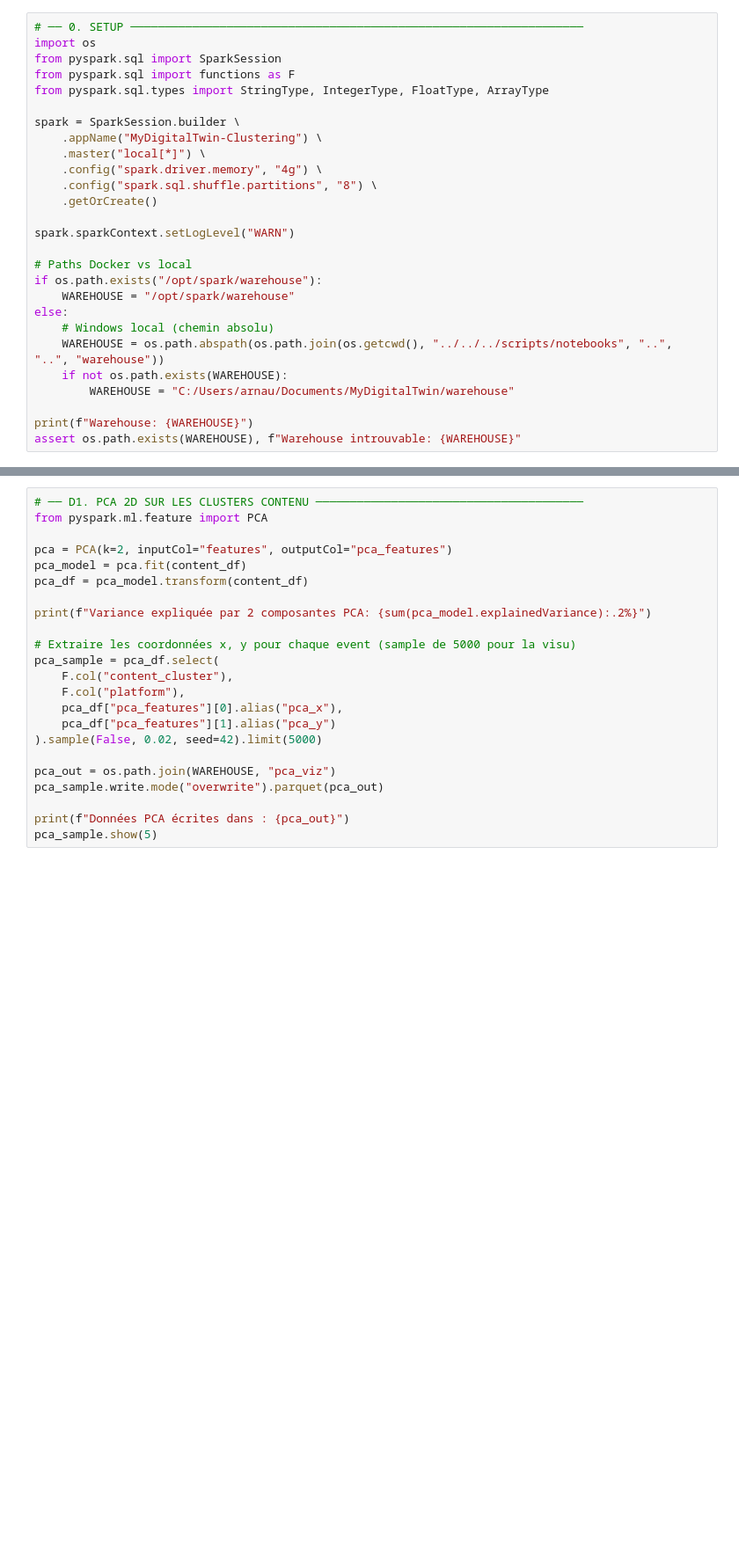
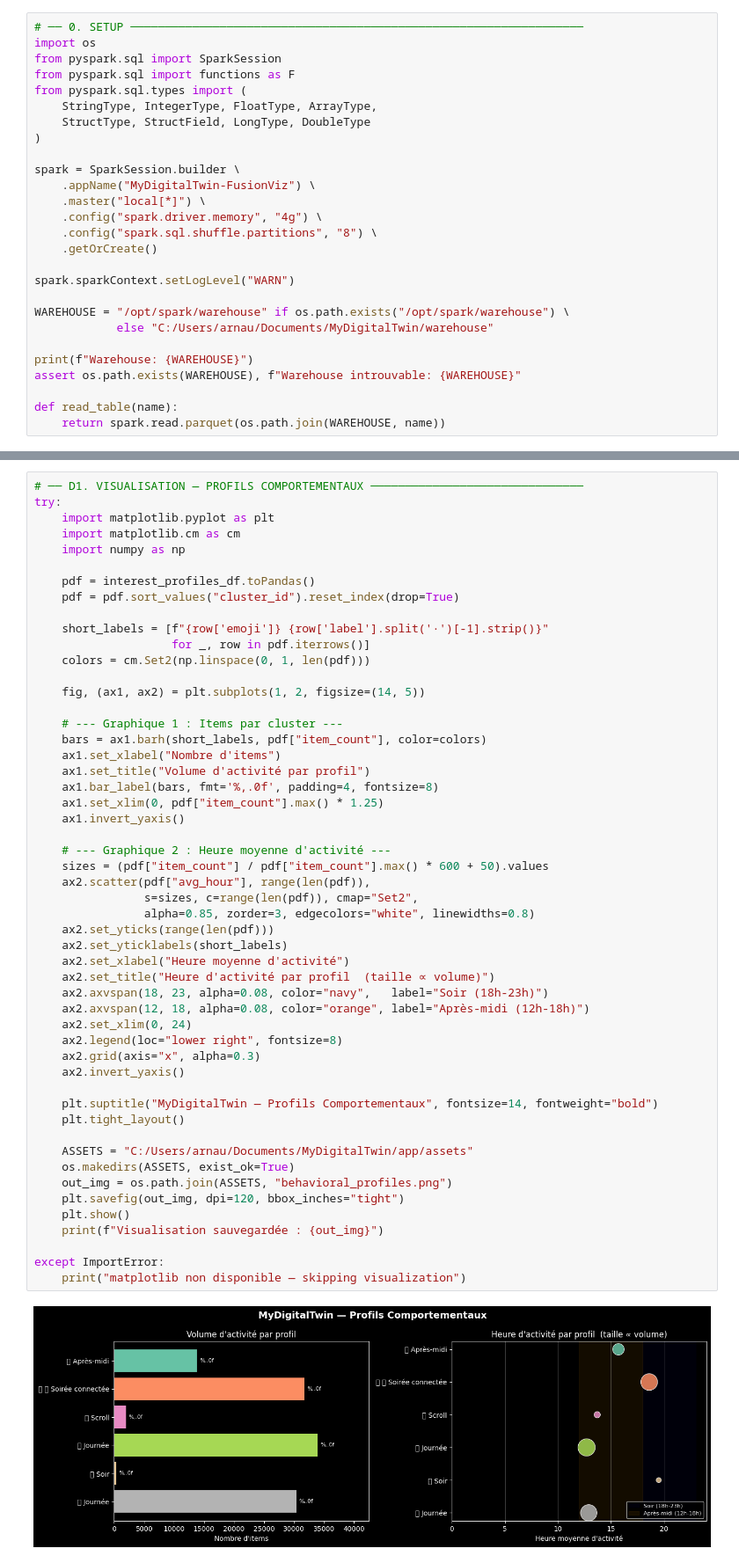
Before and after one commit to arnvudl/MyDigitalTwin, a Jupyter notebook: src/scripts/02_clustering/03_fusion_visualization.ipynb, the cells around one changed output, grey strips where cells are left out. Shown at 88% size. Saved outputs shown, nothing was run; the diff lists cells and outputs as text; blank space fills up the shorter version.

Commit message:
Clustering DONE !

```diff
--- a/src/scripts/02_clustering/03_fusion_visualization.ipynb
+++ b/src/scripts/02_clustering/03_fusion_visualization.ipynb
@@ -3,10 +3,13 @@
 import os
 from pyspark.sql import SparkSession
 from pyspark.sql import functions as F
-from pyspark.sql.types import StringType, IntegerType, FloatType, ArrayType
+from pyspark.sql.types import (
+    StringType, IntegerType, FloatType, ArrayType,
+    StructType, StructField, LongType, DoubleType
+)
 
 spark = SparkSession.builder \
-    .appName("MyDigitalTwin-Clustering") \
+    .appName("MyDigitalTwin-FusionViz") \
     .master("local[*]") \
     .config("spark.driver.memory", "4g") \
     .config("spark.sql.shuffle.partitions", "8") \
@@ -14,14 +17,11 @@ spark = SparkSession.builder \
 
 spark.sparkContext.setLogLevel("WARN")
 
-# Paths Docker vs local
-if os.path.exists("/opt/spark/warehouse"):
-    WAREHOUSE = "/opt/spark/warehouse"
-else:
-    # Windows local (chemin absolu)
-    WAREHOUSE = os.path.abspath(os.path.join(os.getcwd(), "../../../scripts/notebooks", "..", "..", "warehouse"))
-    if not os.path.exists(WAREHOUSE):
-        WAREHOUSE = "C:/Users/arnau/Documents/MyDigitalTwin/warehouse"
+WAREHOUSE = "/opt/spark/warehouse" if os.path.exists("/opt/spark/warehouse") \
+            else "C:/Users/arnau/Documents/MyDigitalTwin/warehouse"
 
 print(f"Warehouse: {WAREHOUSE}")
 assert os.path.exists(WAREHOUSE), f"Warehouse introuvable: {WAREHOUSE}"
+
+def read_table(name):
+    return spark.read.parquet(os.path.join(WAREHOUSE, name))
@@ -139,23 +351,54 @@ Projection PCA des clusters de contenu pour visualisation.
 # %%
-# ── D1. PCA 2D SUR LES CLUSTERS CONTENU ───────────────────────────────────────
-from pyspark.ml.feature import PCA
+# ── D1. VISUALISATION — PROFILS COMPORTEMENTAUX ───────────────────────────────
+try:
+    import matplotlib.pyplot as plt
+    import matplotlib.cm as cm
+    import numpy as np
 
-pca = PCA(k=2, inputCol="features", outputCol="pca_features")
-pca_model = pca.fit(content_df)
-pca_df = pca_model.transform(content_df)
+    pdf = interest_profiles_df.toPandas()
+    pdf = pdf.sort_values("cluster_id").reset_index(drop=True)
 
-print(f"Variance expliquée par 2 composantes PCA: {sum(pca_model.explainedVariance):.2%}")
+    short_labels = [f"{row['emoji']} {row['label'].split('·')[-1].strip()}"
+                    for _, row in pdf.iterrows()]
+    colors = cm.Set2(np.linspace(0, 1, len(pdf)))
 
-# Extraire les coordonnées x, y pour chaque event (sample de 5000 pour la visu)
-pca_sample = pca_df.select(
-    F.col("content_cluster"),
-    F.col("platform"),
-    pca_df["pca_features"][0].alias("pca_x"),
-    pca_df["pca_features"][1].alias("pca_y")
-).sample(False, 0.02, seed=42).limit(5000)
+    fig, (ax1, ax2) = plt.subplots(1, 2, figsize=(14, 5))
 
-pca_out = os.path.join(WAREHOUSE, "pca_viz")
-pca_sample.write.mode("overwrite").parquet(pca_out)
+    # --- Graphique 1 : Items par cluster ---
+    bars = ax1.barh(short_labels, pdf["item_count"], color=colors)
+    ax1.set_xlabel("Nombre d'items")
+    ax1.set_title("Volume d'activité par profil")
+    ax1.bar_label(bars, fmt='%,.0f', padding=4, fontsize=8)
+    ax1.set_xlim(0, pdf["item_count"].max() * 1.25)
+    ax1.invert_yaxis()
 
-print(f"Données PCA écrites dans : {pca_out}")
-pca_sample.show(5)
+    # --- Graphique 2 : Heure moyenne d'activité ---
+    sizes = (pdf["item_count"] / pdf["item_count"].max() * 600 + 50).values
+    ax2.scatter(pdf["avg_hour"], range(len(pdf)),
+                s=sizes, c=range(len(pdf)), cmap="Set2",
+                alpha=0.85, zorder=3, edgecolors="white", linewidths=0.8)
+    ax2.set_yticks(range(len(pdf)))
+    ax2.set_yticklabels(short_labels)
+    ax2.set_xlabel("Heure moyenne d'activité")
+    ax2.set_title("Heure d'activité par profil  (taille ∝ volume)")
+    ax2.axvspan(18, 23, alpha=0.08, color="navy",   label="Soir (18h-23h)")
+    ax2.axvspan(12, 18, alpha=0.08, color="orange", label="Après-midi (12h-18h)")
+    ax2.set_xlim(0, 24)
+    ax2.legend(loc="lower right", fontsize=8)
+    ax2.grid(axis="x", alpha=0.3)
+    ax2.invert_yaxis()
+
+    plt.suptitle("MyDigitalTwin — Profils Comportementaux", fontsize=14, fontweight="bold")
+    plt.tight_layout()
+
+    ASSETS = "C:/Users/arnau/Documents/MyDigitalTwin/app/assets"
+    os.makedirs(ASSETS, exist_ok=True)
+    out_img = os.path.join(ASSETS, "behavioral_profiles.png")
+    plt.savefig(out_img, dpi=120, bbox_inches="tight")
+    plt.show()
+    print(f"Visualisation sauvegardée : {out_img}")
+
+except ImportError:
+    print("matplotlib non disponible — skipping visualization")
+# %% [output]
+[figure, added]
```
Also changed, not shown: parts of 11 cells of this notebook, 10 other files.
